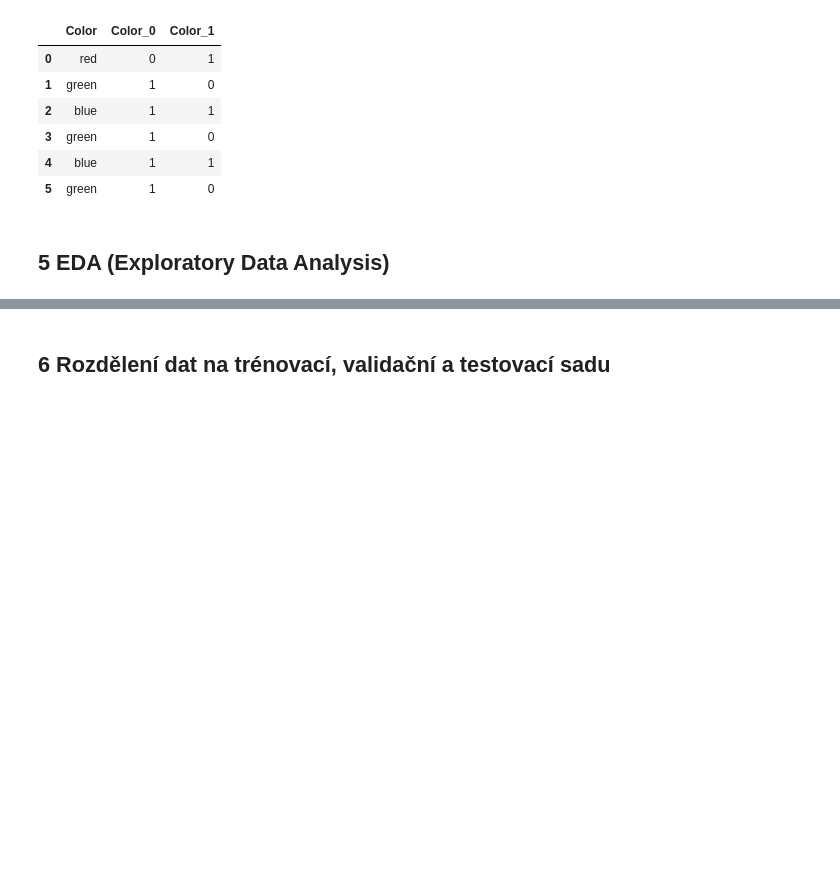
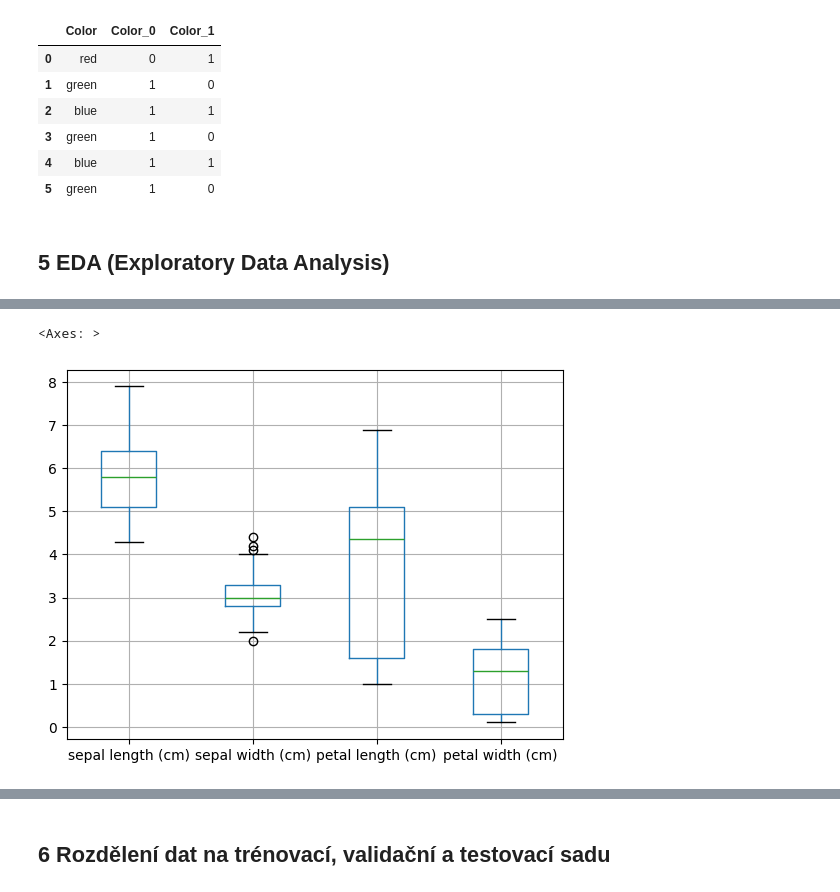
Before and after one commit to kakalasek/PipuvPruvodceMaturitouZProgramovani, a Jupyter notebook: 17/17.ipynb, the cells around one changed output, grey strips where cells are left out. Saved outputs shown, nothing was run; the diff lists cells and outputs as text; code cells hidden in the pictures; blank space fills up the shorter version.

```diff
--- a/17/17.ipynb
+++ b/17/17.ipynb
@@ -474,0 +537,3 @@ Máme základní dva typy korelace, Pearsonova, předpokládá lineární vztah,
+# %%
+data = load_iris()
+df = pd.DataFrame(data=data.data, columns=data.feature_names)
@@ -474,0 +549,5 @@ Máme základní dva typy korelace, Pearsonova, předpokládá lineární vztah,
+# %%
+df.boxplot()
+# %% [output]
+<Axes: >
+[figure, added]
```
Also changed, not shown: parts of 27 cells of this notebook.
